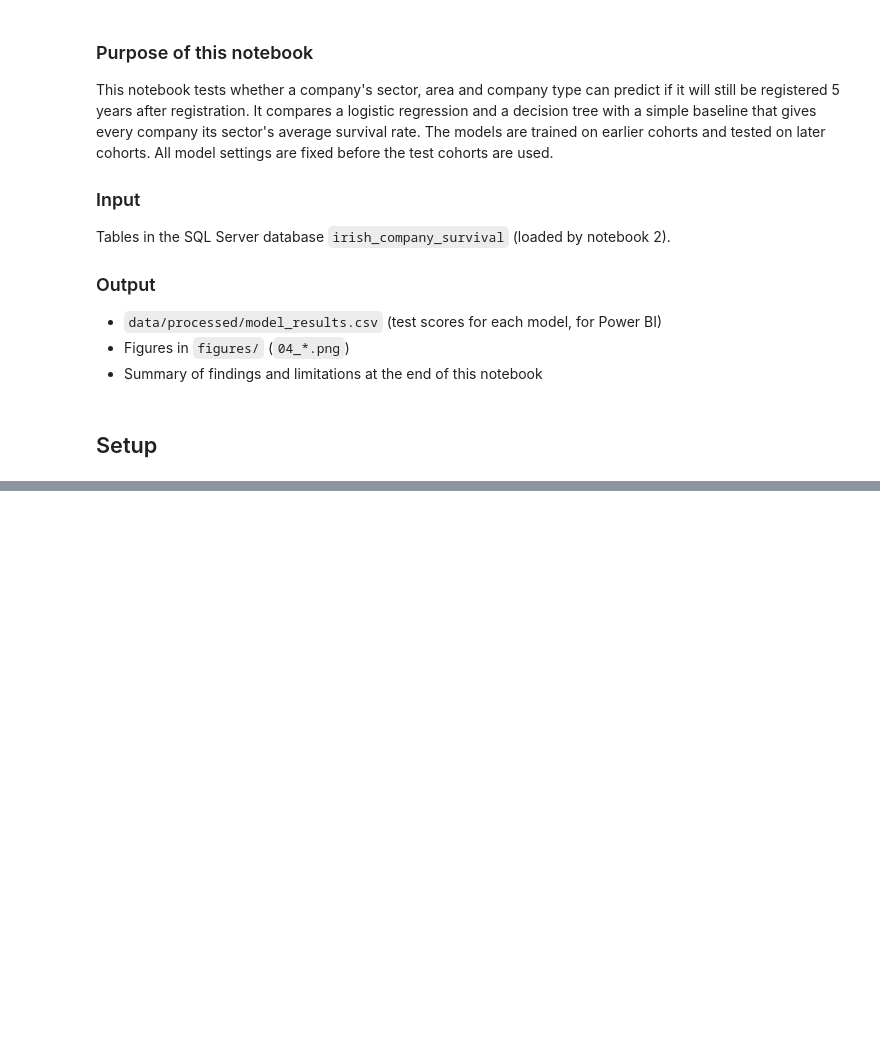
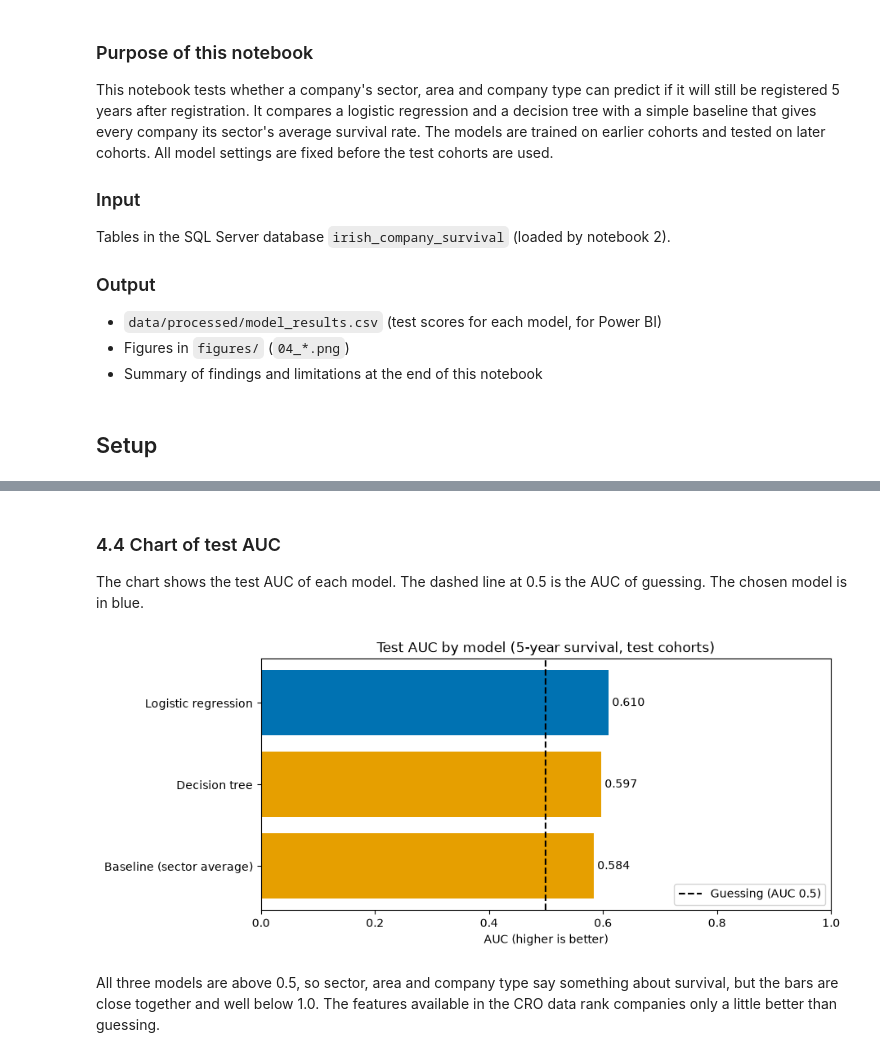
Before and after one commit to temulenbd/irish-company-survival-analysis, a Jupyter notebook: notebooks/4_survival_model.ipynb, the cells around one changed output, grey strips where cells are left out. Saved outputs shown, nothing was run; the diff lists cells and outputs as text; code cells hidden in the pictures; blank space fills up the shorter version.

Commit message:
Notebook 4: survival model, test results and summary

```diff
--- a/notebooks/4_survival_model.ipynb
+++ b/notebooks/4_survival_model.ipynb
@@ -26,0 +380,13 @@ from sqlalchemy import create_engine, text
+# %%
+# Validation scores side by side
+comparison = pd.DataFrame(validation_scores).set_index("model")
+
+# AUC gain over the baseline
+baseline_auc = comparison.loc["Baseline (sector average)", "auc"]
+comparison["auc_gain"] = (comparison["auc"] - baseline_auc).round(3)
+
+# Model with the highest validation AUC
+chosen_model = comparison["auc"].idxmax()
+
+print("Chosen model:", chosen_model, "\n")
+comparison
@@ -26,0 +440,13 @@ from sqlalchemy import create_engine, text
+# %%
+# Test scores for the three models
+test_scores = pd.DataFrame([
+    score("Baseline (sector average)", test["survived_5y"], test_baseline),
+    score("Logistic regression", test["survived_5y"], test_logit),
+    score("Decision tree", test["survived_5y"], test_tree),
+]).set_index("model")
+
+# AUC gain over the baseline
+test_baseline_auc = test_scores.loc["Baseline (sector average)", "auc"]
+test_scores["auc_gain"] = (test_scores["auc"] - test_baseline_auc).round(3)
+
+test_scores
@@ -26,0 +488,27 @@ from sqlalchemy import create_engine, text
+# %% [markdown]
+### 4.4 Chart of test AUC
+
+The chart shows the test AUC of each model. The dashed line at 0.5 is the AUC of guessing. The chosen model is in blue.
+# %%
+# Test AUC, lowest first so the highest is at the top of the chart
+test_auc = test_scores["auc"].sort_values()
+
+# Chosen model in blue, the others in orange
+colours = ["#0072B2" if name == chosen_model else "#E69F00" for name in test_auc.index]
+
+fig, ax = plt.subplots(figsize=(9, 4))
+bars = ax.barh(test_auc.index, test_auc.values, color=colours)
+ax.bar_label(bars, fmt="%.3f", padding=3)
+ax.axvline(0.5, color="black", linestyle="--", label="Guessing (AUC 0.5)")
+
+ax.set_xlim(0, 1)
+ax.set_title("Test AUC by model (5-year survival, test cohorts)")
+ax.set_xlabel("AUC (higher is better)")
+ax.legend(loc="lower right")
+
+fig.savefig("../figures/04_test_auc_by_model.png", dpi=150, bbox_inches="tight")
+plt.show()
+# %% [output]
+[figure, added]
+# %% [markdown]
+All three models are above 0.5, so sector, area and company type say something about survival, but the bars are close together and well below 1.0. The features available in the CRO data rank companies only a little better than guessing.
```
Also changed, not shown: parts of 39 cells of this notebook, 2 other files.
